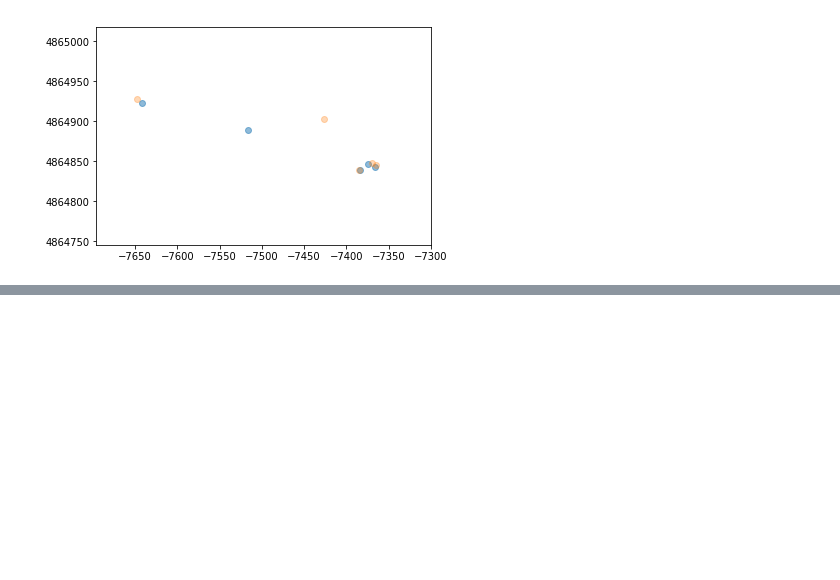
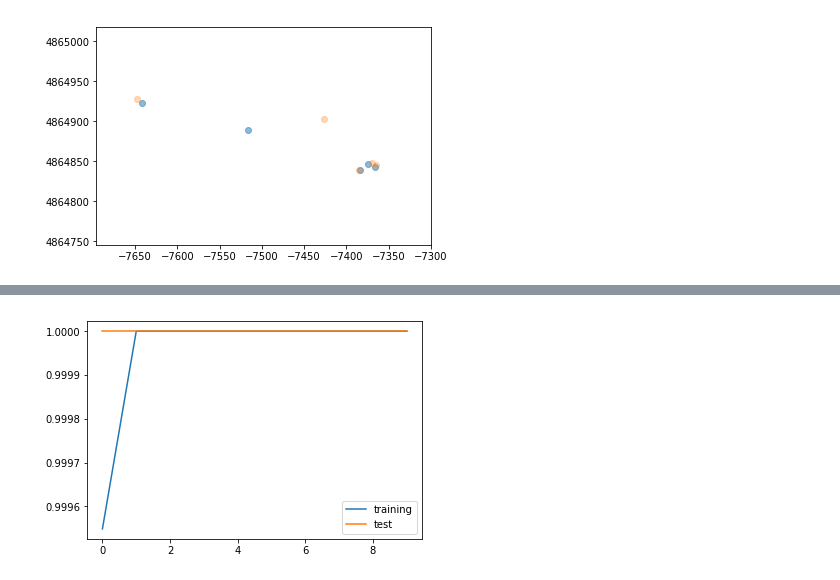
Before and after one commit to JeehunPark/DS, a Jupyter notebook: Python/Wifi/Wifi_locale.ipynb, the cells around one changed output, grey strips where cells are left out. Saved outputs shown, nothing was run; the diff lists cells and outputs as text; code cells hidden in the pictures; blank space fills up the shorter version.

```diff
--- a/Python/Wifi/Wifi_locale.ipynb
+++ b/Python/Wifi/Wifi_locale.ipynb
@@ -336,0 +407,7 @@ plt.show()
+# %%
+plt.plot(model_result.history["acc"], label="training")
+plt.plot(model_result.history["val_acc"], label="test")
+plt.legend()
+plt.show()
+# %% [output]
+[figure, added]
```
Also changed, not shown: parts of 34 cells of this notebook.
